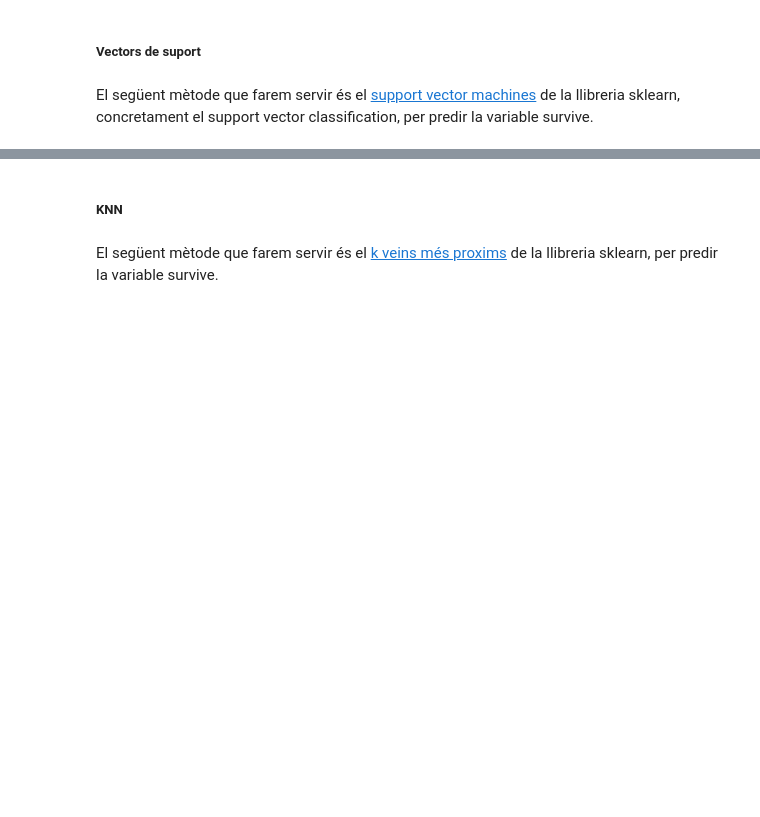
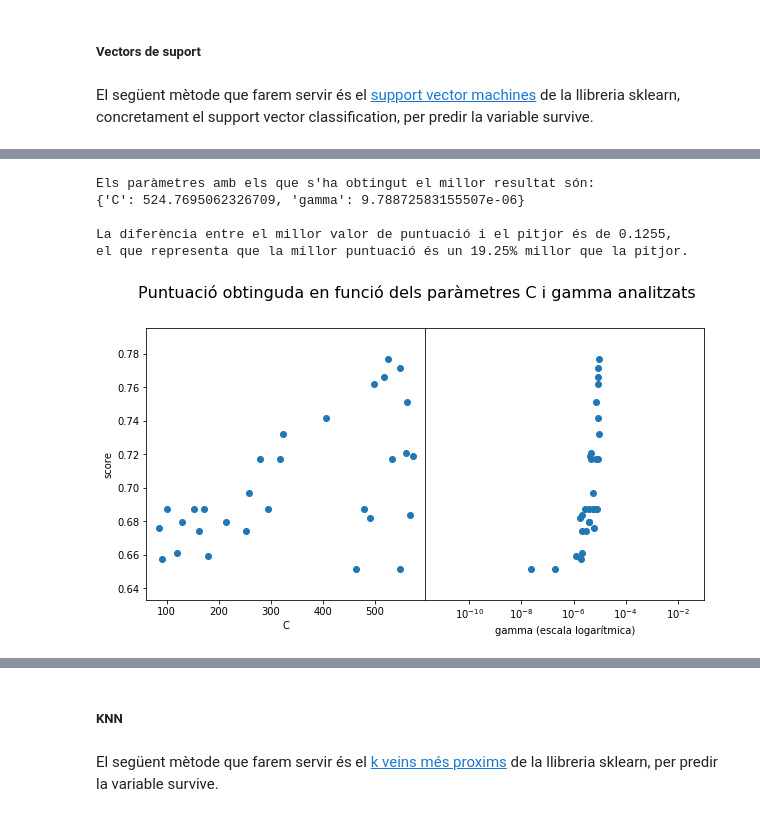
Before and after one commit to Ilergeta/titanic-uoc, a Jupyter notebook: notebook/Practica2_Titanic.ipynb, the cells around one changed output, grey strips where cells are left out. Cells and saved outputs as stored; diff of their text form; code cells hidden in the pictures; blank space fills up the shorter version.

Commit message:
Afegida l'estratificacio en el conjunt de validacio i RandomizedSearchCV al SVM

```diff
--- a/notebook/Practica2_Titanic.ipynb
+++ b/notebook/Practica2_Titanic.ipynb
@@ -685,0 +750,53 @@ mean of accuracy score = 0.787845
+# %%
+from sklearn.svm import SVC
+from sklearn.model_selection import cross_val_score
+from sklearn.metrics import confusion_matrix
+from sklearn.model_selection import RandomizedSearchCV
+from scipy.stats import uniform
+
+# Es realitza una cerca aleatòra de 30 combinacions dels hiperparametres C i gamma del model SVC elegits
+# de manera aleatoria entre 1 i 600 per a C i entre 10E-9 i 10E-5 per gamma, per tal de trobar la combinacio
+# amb millor comportament, el calcul de la puntuacio es realitzara mitjancant un 4-fold CV
+
+# Crea el diccionari amb els paramatres a emprar segons es requereix
+param_distributions = {'C': uniform(1, 599) , 'gamma': uniform(1E-9,0.000009999) }
+
+# Instancia l'objecte amb els parametres anteriors i amb 4 particions
+random_search = RandomizedSearchCV(SVC(kernel="rbf"), param_distributions, n_iter=30, cv=4)
+
+# Entrena el model amb les dades d'entrenament de dimensionalitat reduida
+random_search.fit(X_train, y_train)
+
+# Mostra quins parametres han donat millors resultats
+print ("Els paràmetres amb els que s'ha obtingut el millor resultat són:\n{}".format(random_search.best_params_))
+
+# Mostra les estadistiques comparatives entre la pitjor i millor puntuacio
+print("\nLa diferència entre el millor valor de puntuació i el pitjor és de {:.4f},"
+      .format(random_search.cv_results_["mean_test_score"].max()-random_search.cv_results_["mean_test_score"].min()))
+print("el que representa que la millor puntuació és un {:.2f}% millor que la pitjor."
+      .format((random_search.cv_results_["mean_test_score"].max()-random_search.cv_results_["mean_test_score"].min())
+              *100/random_search.cv_results_["mean_test_score"].min()))
+print()
+
+# Mostra els grafics amb la puntuacio obtinguda en funcio dels diferents parametres analitzats
+fig, ax = plt.subplots(1, 2, figsize=(10,5), gridspec_kw=dict(wspace=0))
+
+fig.suptitle("Puntuació obtinguda en funció dels paràmetres C i gamma analitzats", x=0.5, y=1, fontsize=16)
+
+# Mostra un grafic de la puntuacio en funcio de C
+ax[0].scatter(random_search.cv_results_["param_C"].data,random_search.cv_results_["mean_test_score"])
+ax[0].set_xlabel("C")
+ax[0].set_ylabel("score")
+
+# Mostra un grafic de la puntuacio en funcio de gamma, amb l'eix X en escala logaritmica per una millor visualitzacio
+ax[1].set_xscale("log")
+ax[1].scatter(random_search.cv_results_["param_gamma"].data,random_search.cv_results_["mean_test_score"])
+ax[1].set_yticks([])
+ax[1].set_xlabel("gamma (escala logarítmica)");
+# %% [output]
+Els paràmetres amb els que s'ha obtingut el millor resultat són:
+{'C': 524.7695062326709, 'gamma': 9.78872583155507e-06}
+
+La diferència entre el millor valor de puntuació i el pitjor és de 0.1255,
+el que representa que la millor puntuació és un 19.25% millor que la pitjor.
+[figure, added]
```
Also changed, not shown: parts of 31 cells of this notebook.
